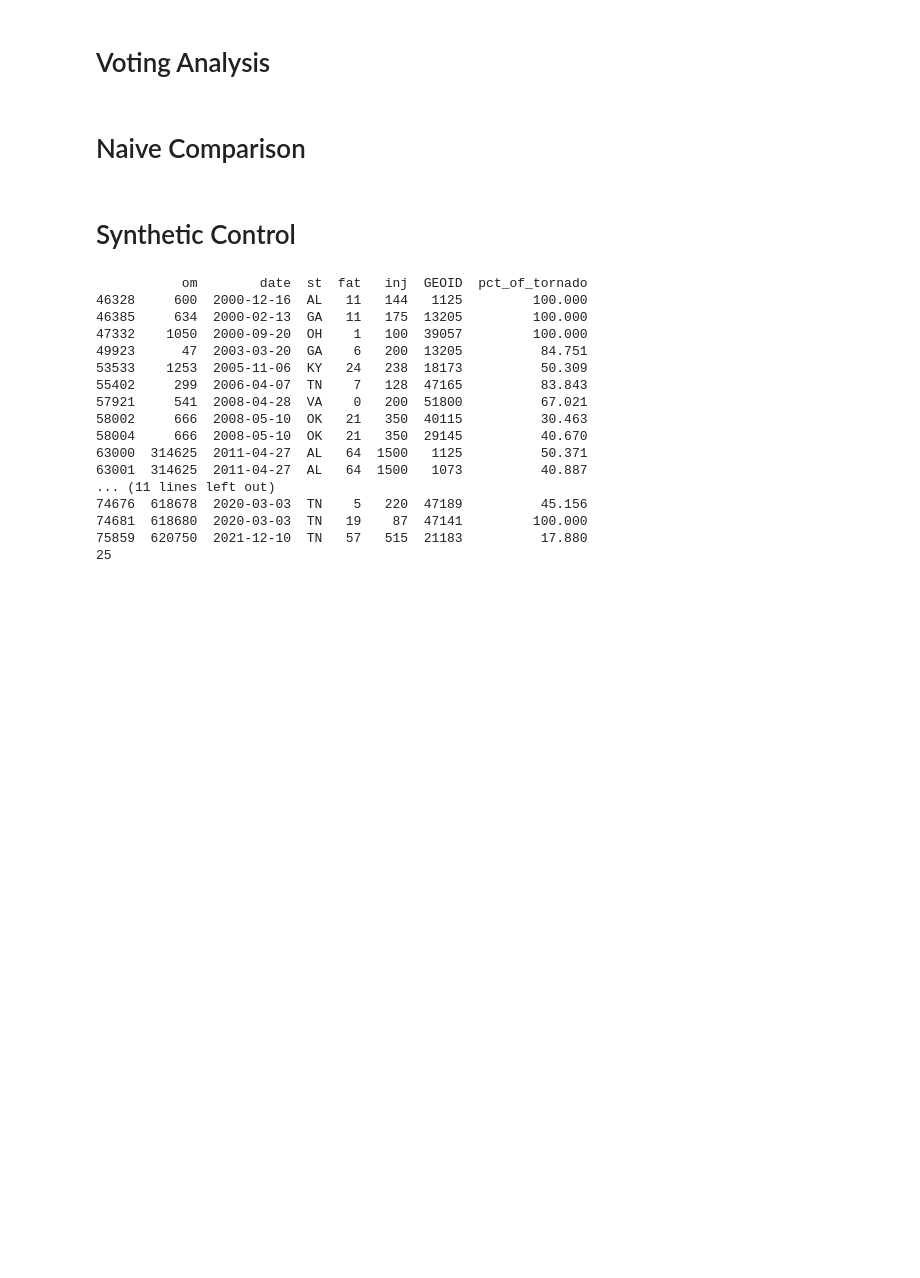
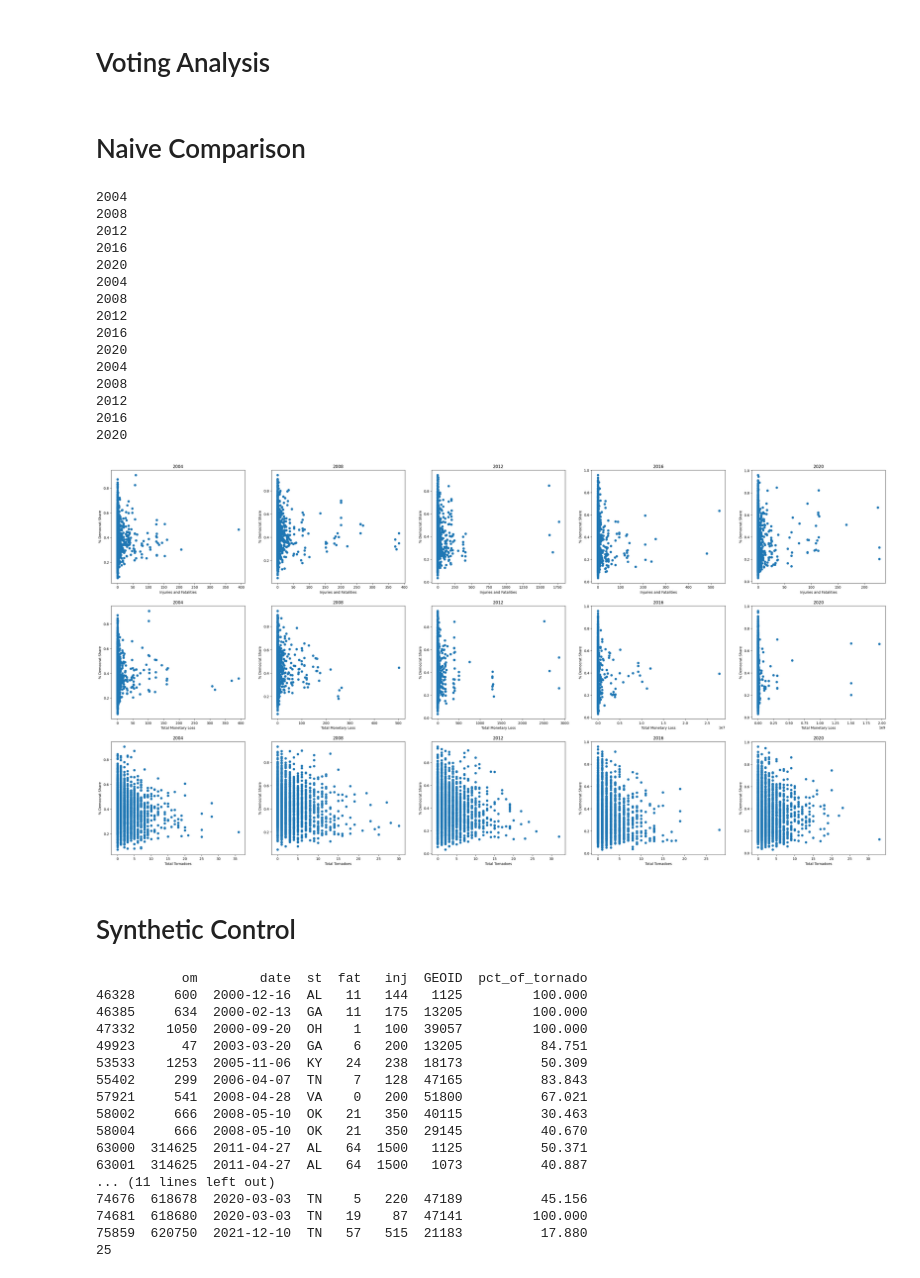
Before and after one commit to kmorhun/disasters_and_politics, a Jupyter notebook: src/voting_behavior.ipynb, the cells around one changed output. Cells and saved outputs as stored; diff of their text form; code cells hidden in the pictures; blank space fills up the shorter version.

Commit message:
combined naive regression plots

```diff
--- a/src/voting_behavior.ipynb
+++ b/src/voting_behavior.ipynb
@@ -70,38 +70,62 @@ def getCountyVoteSet_Casualties(data_vote,data_tornado,year):
 # %%
 data_tornado = pd.read_csv(INTERSECTION_PATH)
 data_voting = pd.read_csv(RESULTS_PATH)
 
-# for year in range(2004, 2021, 4):
-#     dist_Dem = data_voting.loc[data_voting[str(year)].notnull()]
-#     scatters = getCountyVoteSet_Casualties(dist_Dem,data_tornado,year)
-#     print(year)
-#     plt.scatter(scatters[:,1],scatters[:,0])
-#     plt.title(f"{year} Disaster/Voter Turnout")
-#     plt.ylabel("% Democrat Share")
-#     plt.xlabel("Injuries and Fatalities")
-#     plt.show()
+# plt.figure(figsize=(30,18))
+fig, axs = plt.subplots(3,5, figsize=(40, 25))
+i = 0
 
+for year in range(2004, 2021, 4):
+    dist_Dem = data_voting.loc[data_voting[str(year)].notnull()]
+    scatters = getCountyVoteSet_Casualties(dist_Dem,data_tornado,year)
+    print(year)
+    axs[0,i].scatter(scatters[:,1],scatters[:,0])
+    axs[0,i].set_title(f"{year}")
+    axs[0,i].set_ylabel("% Democrat Share")
+    axs[0,i].set_xlabel("Injuries and Fatalities")
+    i+=1
+# plt.show()
 
-# for year in range(2004, 2021, 4):
-#     dist_Dem = data_voting.loc[data_voting[str(year)].notnull()]
+i=0
+for year in range(2004, 2021, 4):
+    dist_Dem = data_voting.loc[data_voting[str(year)].notnull()]
 
-#     scatters = getCountyVoteSet_CostAgg(dist_Dem,data_tornado,year)
-#     print(year)
-#     plt.scatter(scatters[:,1],scatters[:,0])
-#     plt.title(f"{year} Tornado/Voter Turnout")
-#     plt.ylabel("% Democrat Share")
-#     plt.xlabel("Monetary Loss")
-#     plt.show()
+    scatters = getCountyVoteSet_CostAgg(dist_Dem,data_tornado,year)
+    print(year)
+    axs[1,i].scatter(scatters[:,1],scatters[:,0])
+    axs[1,i].set_title(f"{year}")
+    axs[1,i].set_ylabel("% Democrat Share")
+    axs[1,i].set_xlabel("Total Monetary Loss")
+    i+=1
 
-# for year in range(2004, 2021, 4):
-#     dist_Dem = data_voting.loc[data_voting[str(year)].notnull()]
-#     scatters = getCountyVoteSet_FlatCount(dist_Dem,data_tornado,year)
-#     print(year)
-#     plt.scatter(scatters[:,1],scatters[:,0])
-#     plt.title(f"{year} Tornado/Voter Turnout")
-#     plt.ylabel("% Democrat Share")
-#     plt.xlabel("Total tornadoes")
-#     plt.show()
+i=0
+for year in range(2004, 2021, 4):
+    dist_Dem = data_voting.loc[data_voting[str(year)].notnull()]
+    scatters = getCountyVoteSet_FlatCount(dist_Dem,data_tornado,year)
+    print(year)
+    axs[2,i].scatter(scatters[:,1],scatters[:,0])
+    axs[2,i].set_title(f"{year}")
+    axs[2,i].set_ylabel("% Democrat Share")
+    axs[2,i].set_xlabel("Total Tornadoes")
+    i+=1
+plt.show()
+# %% [output]
+2004
+2008
+2012
+2016
+2020
+2004
+2008
+2012
+2016
+2020
+2004
+2008
+2012
+2016
+2020
+[figure, added]
 # %% [markdown]
 # Synthetic Control
 # %%
```
